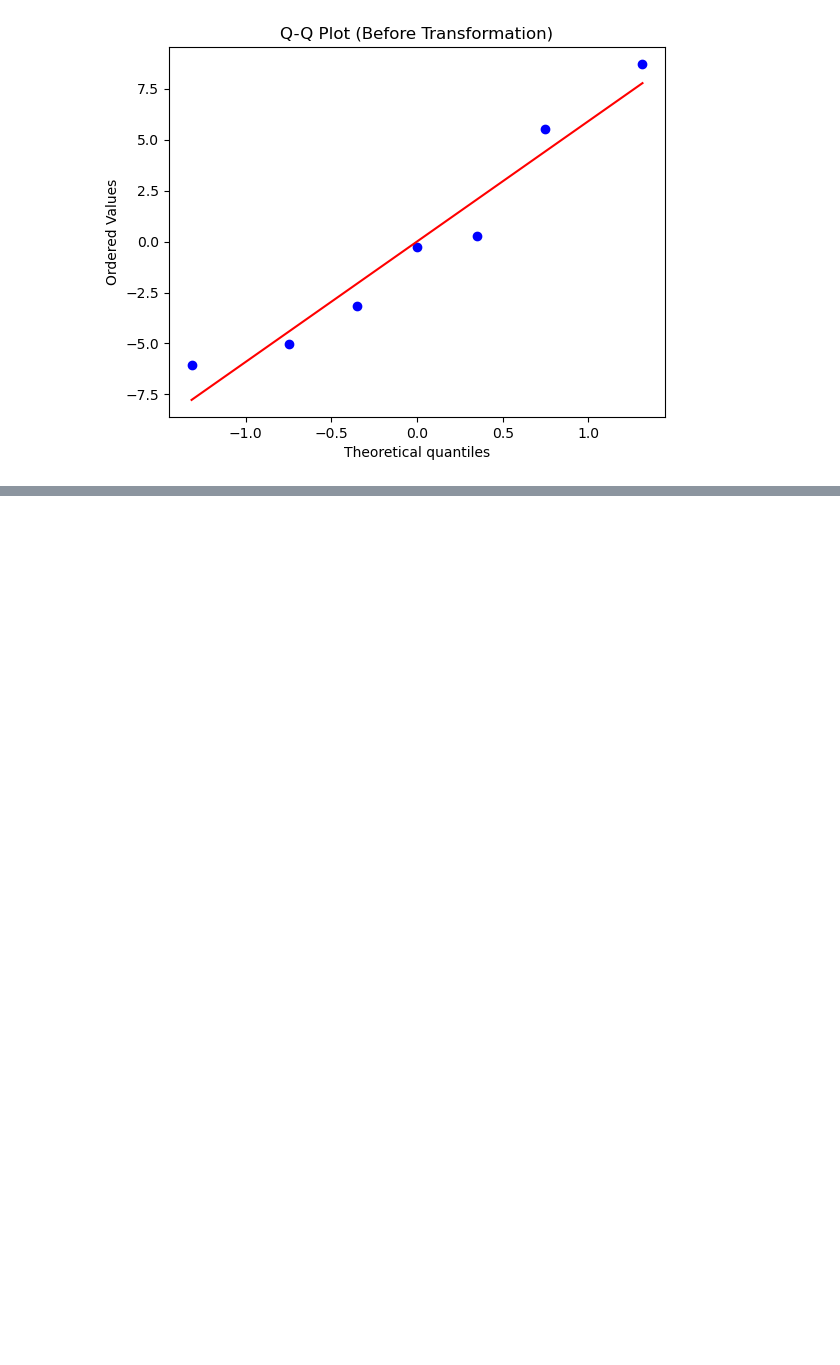
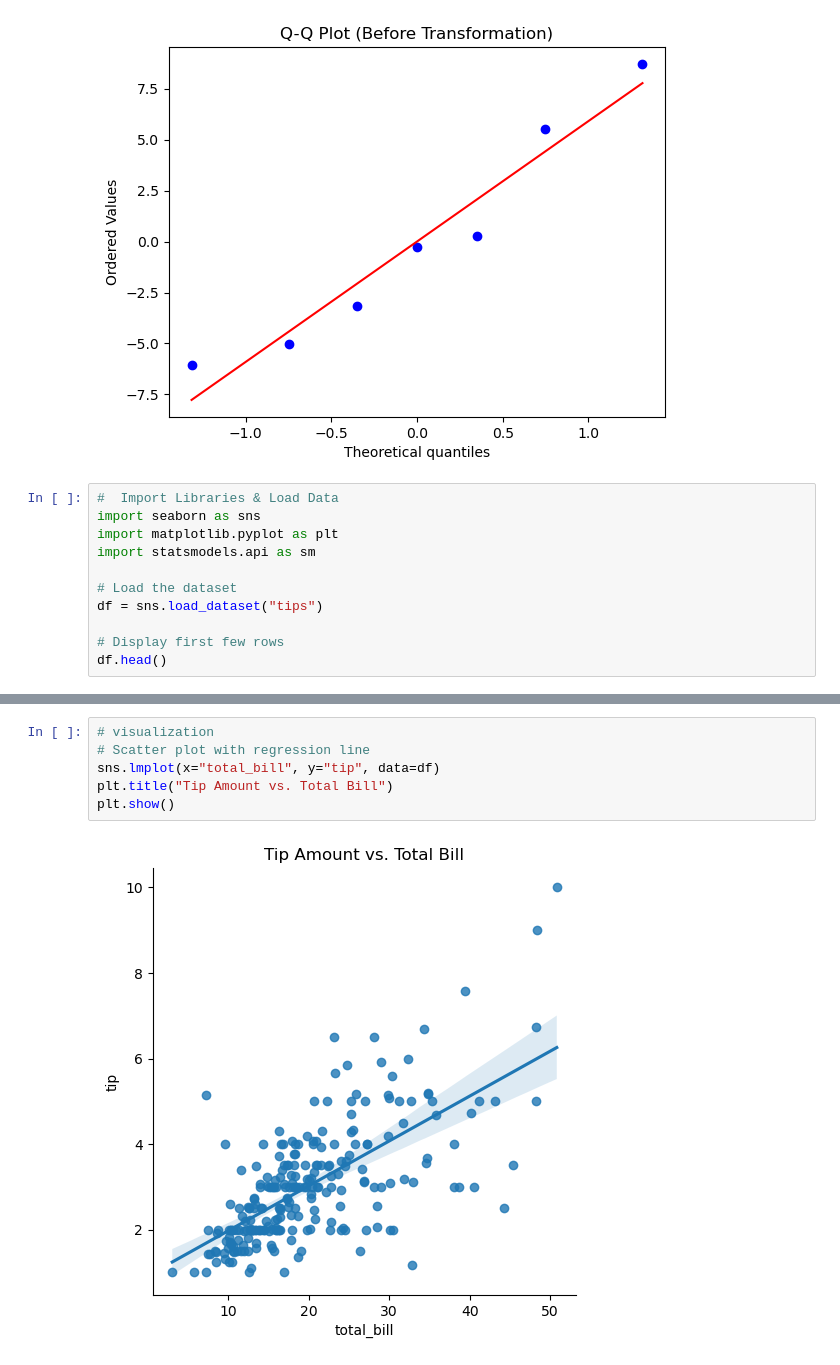
Before and after one commit to hadasssahamase/modeling_projects, a Jupyter notebook: simple_linearregression_model.ipynb, the cells around one changed output, grey strips where cells are left out. Cells and saved outputs as stored; diff of their text form; blank space fills up the shorter version.

```diff
--- a/simple_linearregression_model.ipynb
+++ b/simple_linearregression_model.ipynb
@@ -339,3 +339,14 @@ pylab.title("Q-Q Plot (Before Transformation)")
 pylab.show()
 # %% [output]
 [figure]
+# %%
+#  Import Libraries & Load Data
+import seaborn as sns
+import matplotlib.pyplot as plt
+import statsmodels.api as sm
+
+# Load the dataset
+df = sns.load_dataset("tips")
+
+# Display first few rows
+df.head()
@@ -341,0 +360,8 @@ pylab.show()
+# %%
+# visualization
+# Scatter plot with regression line
+sns.lmplot(x="total_bill", y="tip", data=df)
+plt.title("Tip Amount vs. Total Bill")
+plt.show()
+# %% [output]
+[figure, added]
```
Also changed, not shown: parts of 3 cells of this notebook, 1 other file.
